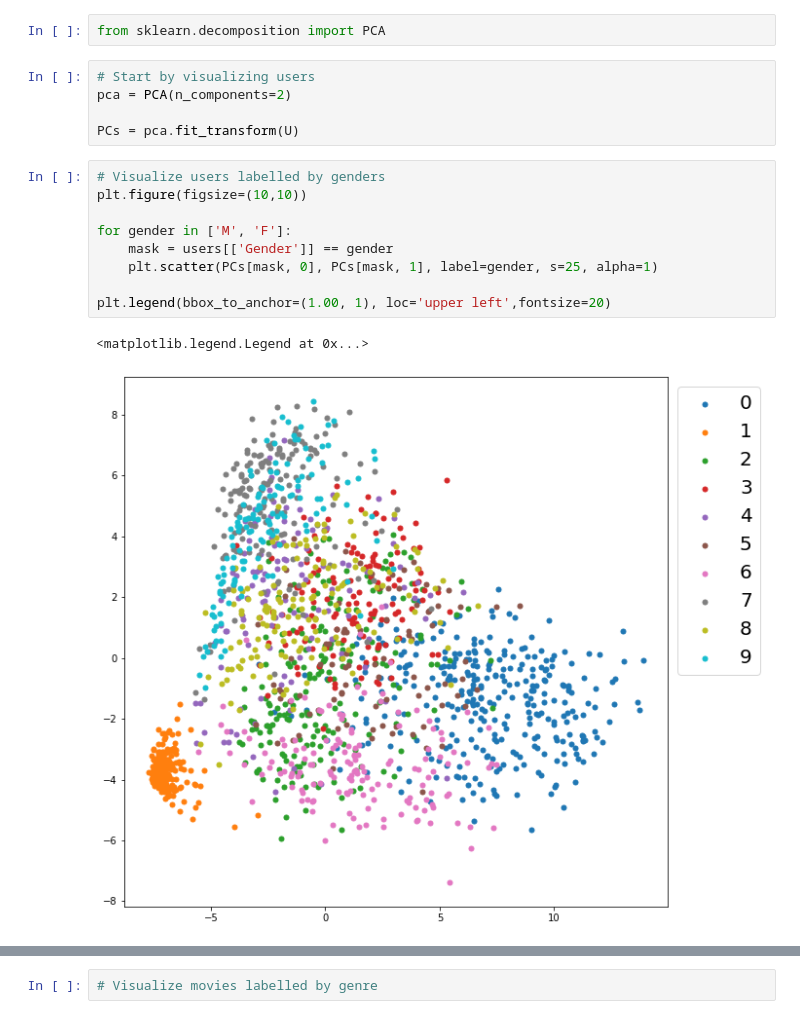
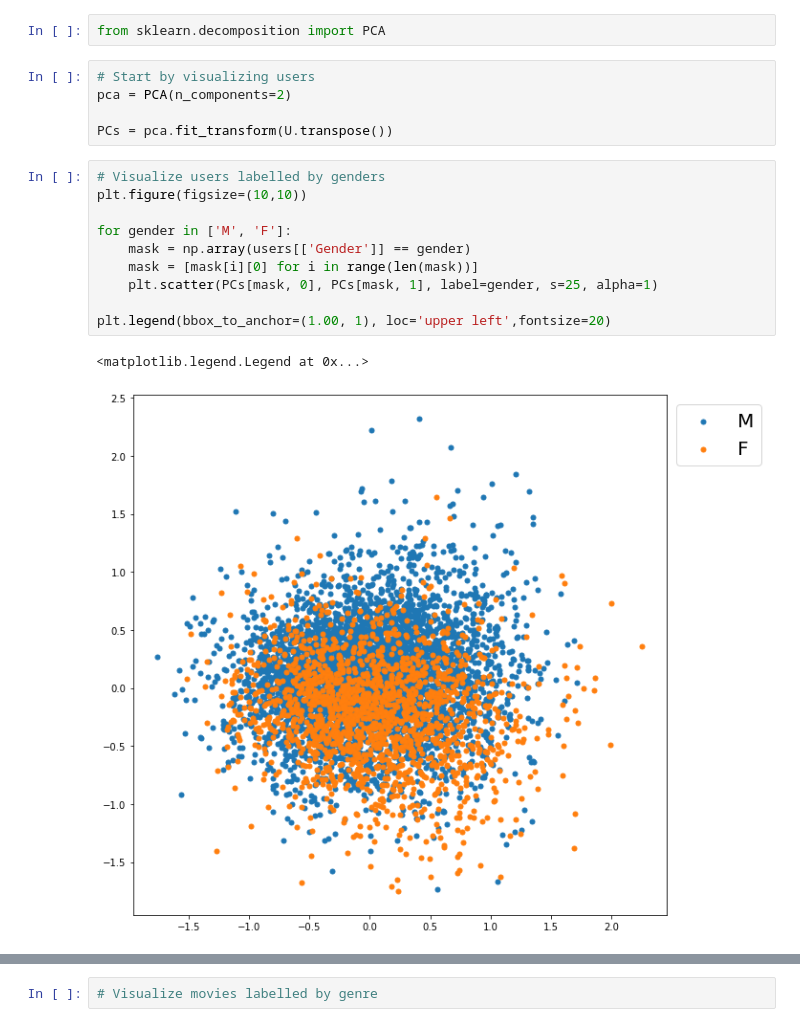
Before and after one commit to n0rdp0l/DataMining, a Jupyter notebook: Assignment_1/assignment_with_changes.ipynb, the cells around one changed output, grey strips where cells are left out. Drawn from its saved outputs; the diff is of its cells as text.

```diff
--- a/Assignment_1/assignment_with_changes.ipynb
+++ b/Assignment_1/assignment_with_changes.ipynb
@@ -116,16 +137,17 @@ from sklearn.decomposition import PCA
 # Start by visualizing users
 pca = PCA(n_components=2)
 
-PCs = pca.fit_transform(U)
+PCs = pca.fit_transform(U.transpose())
 # %%
 # Visualize users labelled by genders
 plt.figure(figsize=(10,10))
 
 for gender in ['M', 'F']:
-    mask = users[['Gender']] == gender
+    mask = np.array(users[['Gender']] == gender)
+    mask = [mask[i][0] for i in range(len(mask))]
     plt.scatter(PCs[mask, 0], PCs[mask, 1], label=gender, s=25, alpha=1)
 
 plt.legend(bbox_to_anchor=(1.00, 1), loc='upper left',fontsize=20)
 # %% [output]
 <matplotlib.legend.Legend at 0x...>
-[figure, old version]
+[figure, new version]
```
Also changed, not shown: parts of 6 cells of this notebook, 2 other files.
